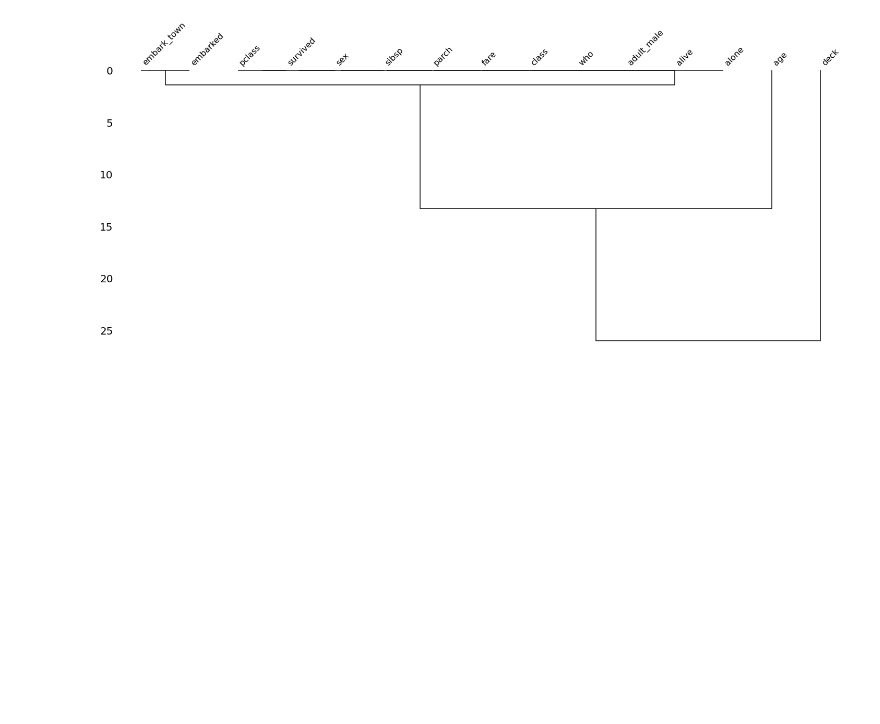
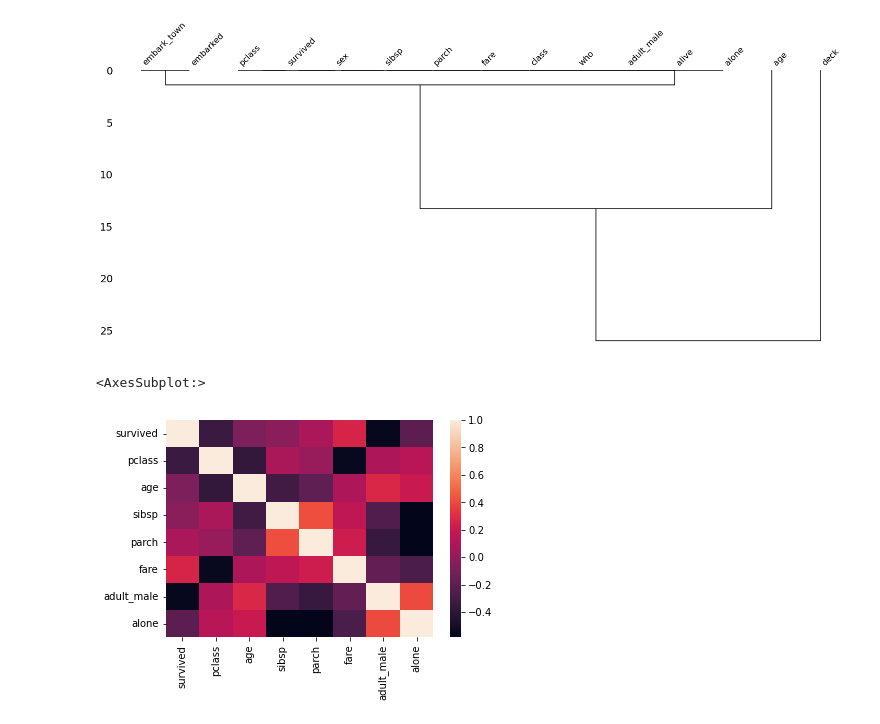
Before and after one commit to adarshanand67/Data-Science, a Jupyter notebook: Side Knowledge/msno.ipynb, the cells around one changed output. Drawn from its saved outputs; the diff is of its cells as text; code cells hidden in the pictures; blank space fills up the shorter version.

```diff
--- a/Side Knowledge/msno.ipynb
+++ b/Side Knowledge/msno.ipynb
@@ -37,3 +37,8 @@ msno.dendrogram(df)
 # %% [output]
 <AxesSubplot:>
 [figure]
+# %%
+sns.heatmap(df.corr())
+# %% [output]
+<AxesSubplot:>
+[figure, added]
```
Also changed, not shown: 1 other file.
